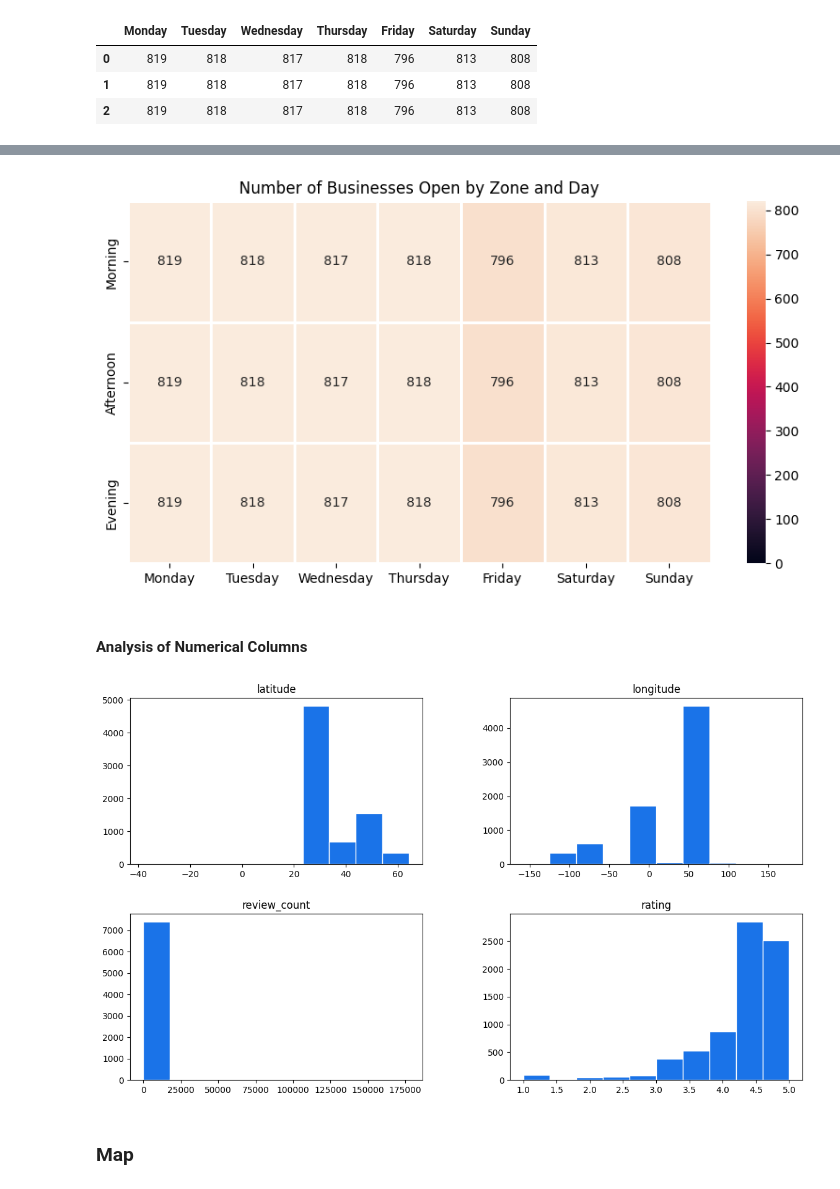
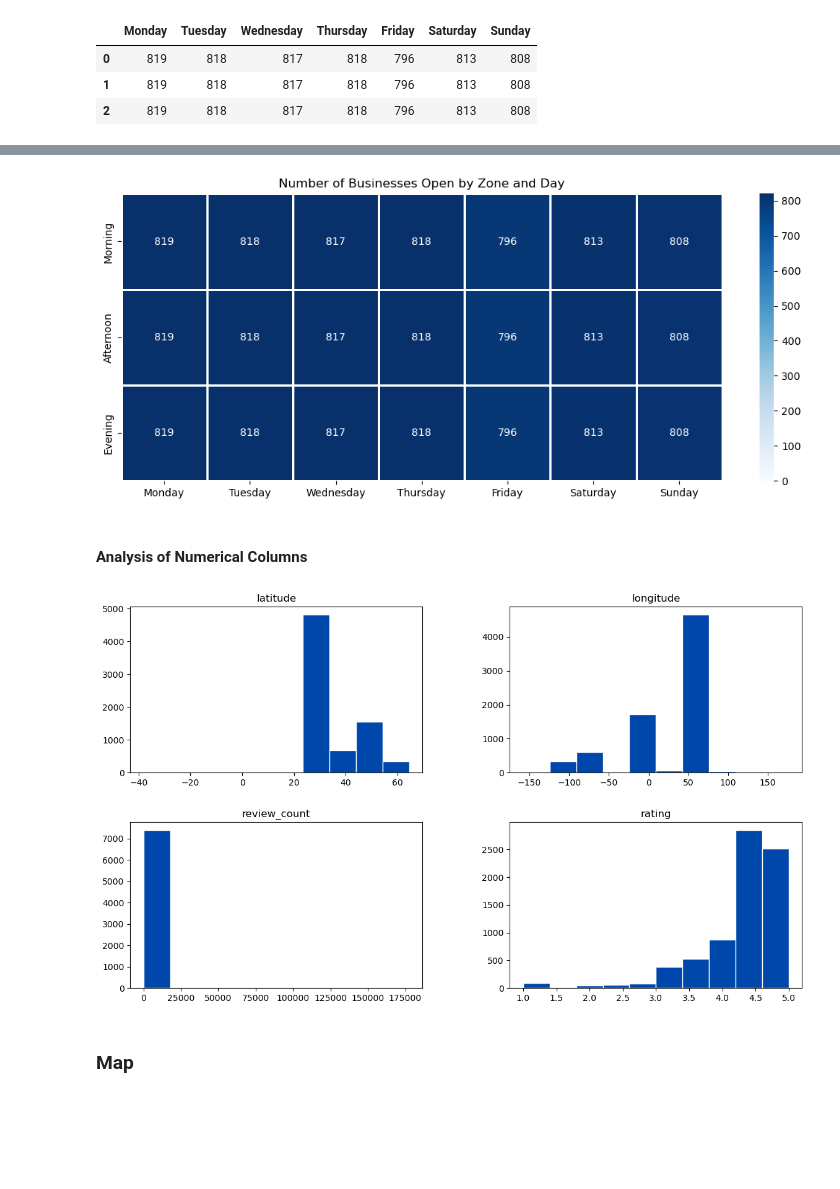
Before and after one commit to kwiatkowskaa/Location_Intelligence_Data_Clustering, a Jupyter notebook: EDA.ipynb, the cells around one changed output, grey strips where cells are left out. Drawn from its saved outputs; the diff is of its cells as text; code cells hidden in the pictures; blank space fills up the shorter version.

```diff
--- a/EDA.ipynb
+++ b/EDA.ipynb
@@ -289,21 +279,21 @@ plt.show()
 # %%
-plt.figure(figsize=(10, 5))
-heat_map = sns.heatmap(counts_df, linewidth=1, annot=True, vmin=0, vmax=820, fmt=".0f", yticklabels=zones)
+zones = ['Morning', 'Afternoon', 'Evening']
+plt.figure(figsize=(13, 5))
+heat_map = sns.heatmap(counts_df, linewidth=1, annot=True, vmin=0, vmax=820, fmt=".0f", yticklabels=zones, cmap='Blues')
 plt.title("Number of Businesses Open by Zone and Day")
-ax.set_yticklabels(zones)
 plt.show()
 # %% [output]
-[figure, old version]
+[figure, new version]
 # %% [markdown]
 #### Analysis of Numerical Columns
 # %%
 numeric_columns = ['latitude', 'longitude', 'review_count', 'rating']
 X_train_num = X_train[numeric_columns].reset_index(drop = True)
 # %%
-X_train_num.hist(bins = 10, figsize=(14, 8), align='mid', color = '#1a73e8', edgecolor='white', grid=False)
+X_train_num.hist(bins = 10, figsize=(14, 8), align='mid', color = '#0047AB', edgecolor='white', grid=False)
 plt.show()
 # %% [output]
-[figure, old version]
+[figure, new version]
 # %% [markdown]
 ### Map
 # %%
```
Also changed, not shown: parts of 15 cells of this notebook.
